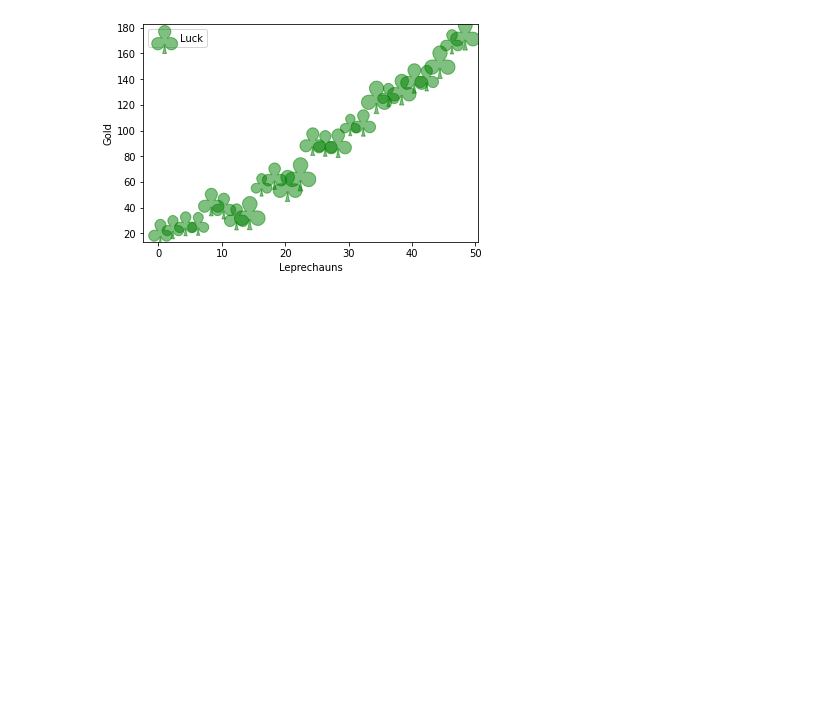
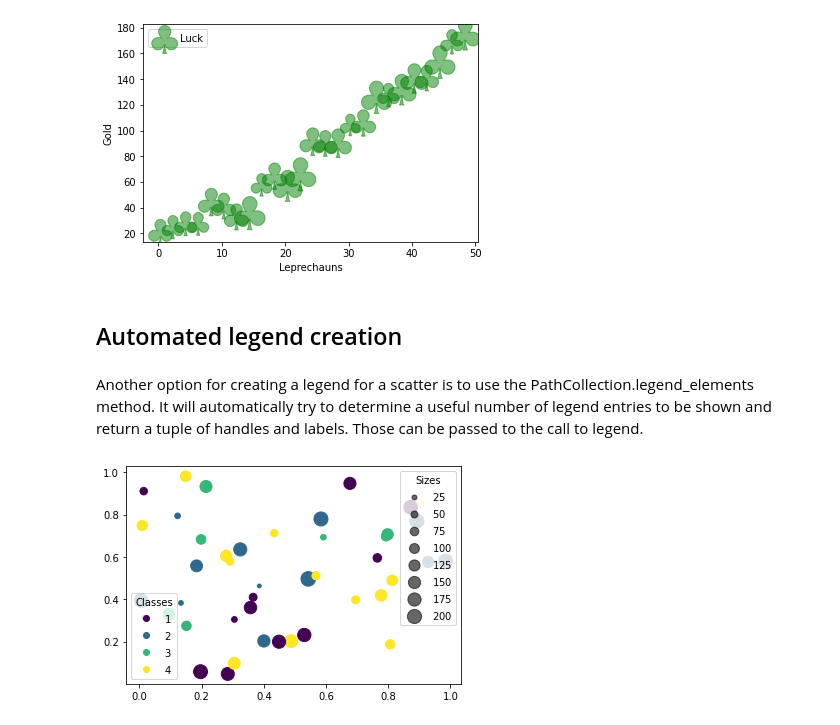
Before and after one commit to Eddie02582/Python, a Jupyter notebook: matplotlib/scatter.ipynb, the cells around one changed output. Drawn from its saved outputs; the diff is of its cells as text; code cells hidden in the pictures; blank space fills up the shorter version.

```diff
--- a/matplotlib/scatter.ipynb
+++ b/matplotlib/scatter.ipynb
@@ -94,3 +94,29 @@ plt.legend(loc='upper left')
 plt.show()
 # %% [output]
 [figure]
+# %% [markdown]
+## Automated legend creation
+# %% [markdown]
+Another option for creating a legend for a scatter is to use the PathCollection.legend_elements method. It will automatically try to determine a useful number of legend entries to be shown and return a tuple of handles and labels. Those can be passed to the call to legend.
+# %%
+N = 45
+x, y = np.random.rand(2, N)
+c = np.random.randint(1, 5, size=N)
+s = np.random.randint(10, 220, size=N)
+
+fig, ax = plt.subplots()
+
+scatter = ax.scatter(x, y, c=c, s=s)
+
+# produce a legend with the unique colors from the scatter
+legend1 = ax.legend(*scatter.legend_elements(),
+                    loc="lower left", title="Classes")
+ax.add_artist(legend1)
+
+# produce a legend with a cross section of sizes from the scatter
+handles, labels = scatter.legend_elements(prop="sizes", alpha=0.6)
+legend2 = ax.legend(handles, labels, loc="upper right", title="Sizes")
+
+plt.show()
+# %% [output]
+[figure, added]
```
Also changed, not shown: parts of 6 cells of this notebook.
